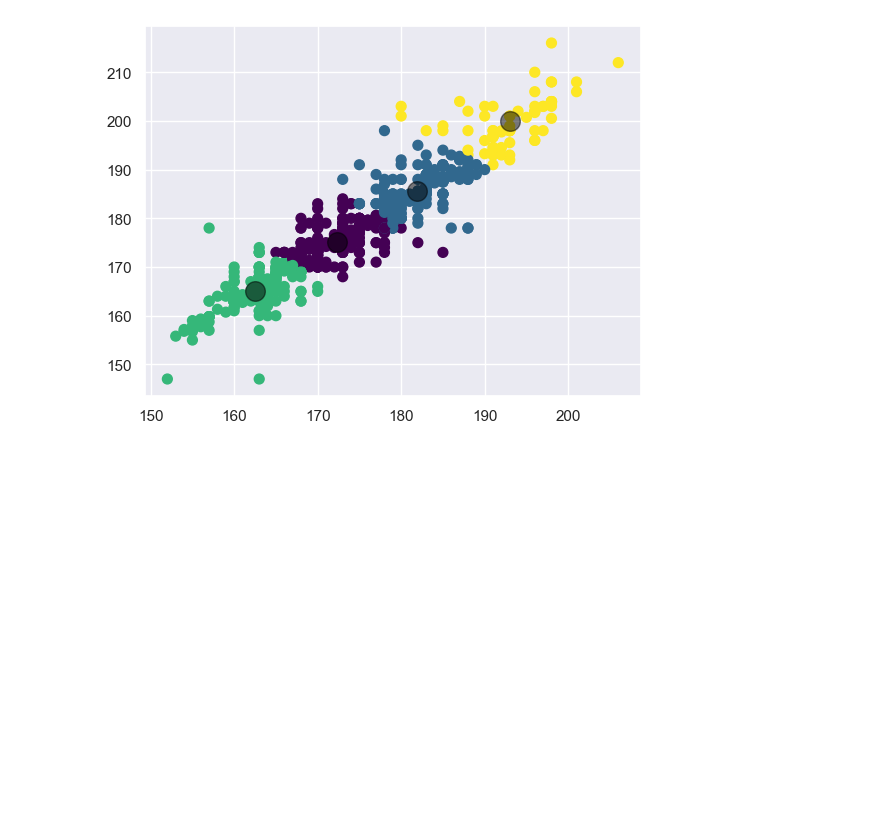
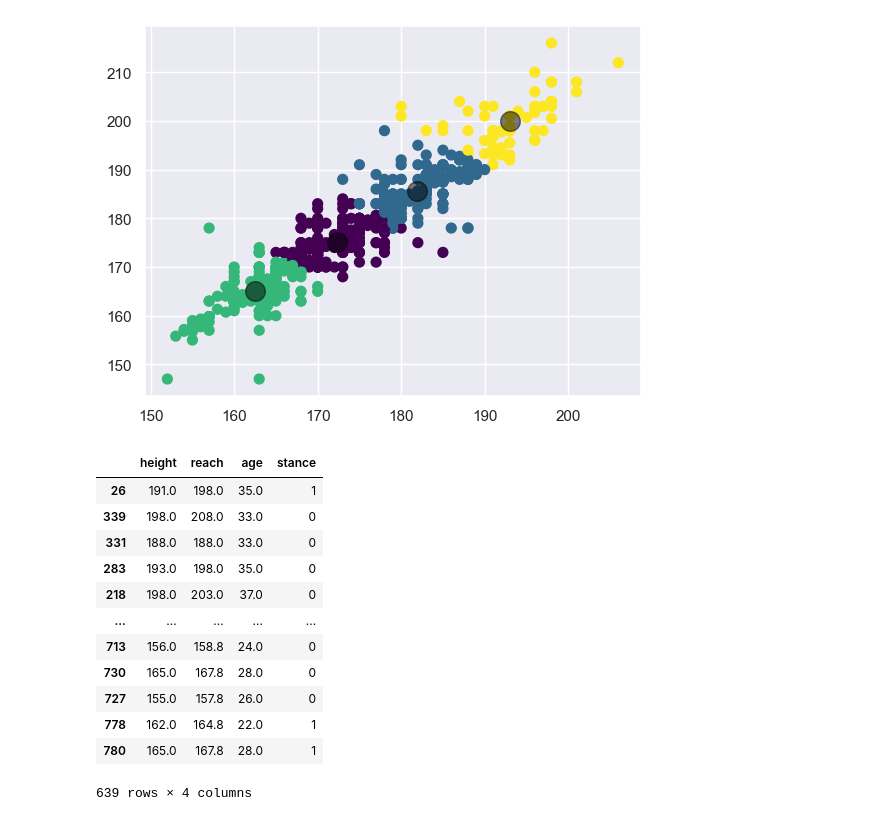
Before and after one commit to smbalf/boxrec-analysis, a Jupyter notebook: main_analysis.ipynb, the cells around one changed output. Saved outputs shown, nothing was run; the diff lists cells and outputs as text; code cells hidden in the pictures; blank space fills up the shorter version.

```diff
--- a/main_analysis.ipynb
+++ b/main_analysis.ipynb
@@ -243,3 +243,19 @@ plt.scatter(centers[:, 0], centers[:, 1], c='black', s=200, alpha=0.5);
 [figure]
 # %%
 print(kmeans.labels_)
+# %%
+four_ds
+# %% [output]
+|  | height | reach | age | stance |
+| 26 | 191.0 | 198.0 | 35.0 | 1 |
+| 339 | 198.0 | 208.0 | 33.0 | 0 |
+| 331 | 188.0 | 188.0 | 33.0 | 0 |
+| 283 | 193.0 | 198.0 | 35.0 | 0 |
+| 218 | 198.0 | 203.0 | 37.0 | 0 |
+| ... | ... | ... | ... | ... |
+| 713 | 156.0 | 158.8 | 24.0 | 0 |
+| 730 | 165.0 | 167.8 | 28.0 | 0 |
+| 727 | 155.0 | 157.8 | 26.0 | 0 |
+| 778 | 162.0 | 164.8 | 22.0 | 1 |
+| 780 | 165.0 | 167.8 | 28.0 | 1 |
+639 rows × 4 columns
```
